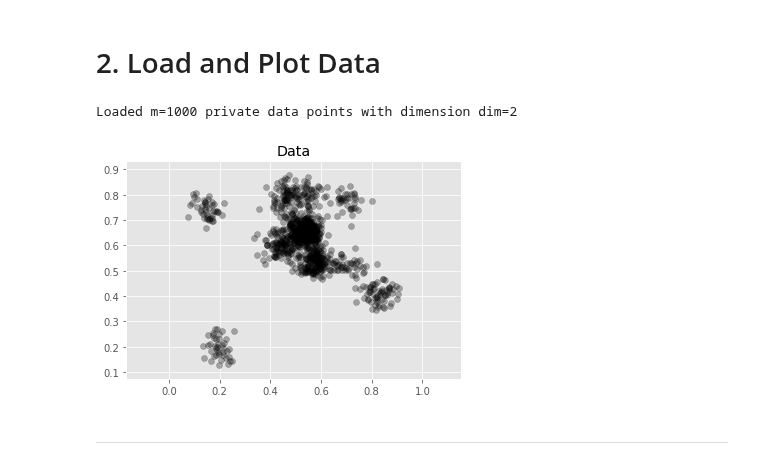
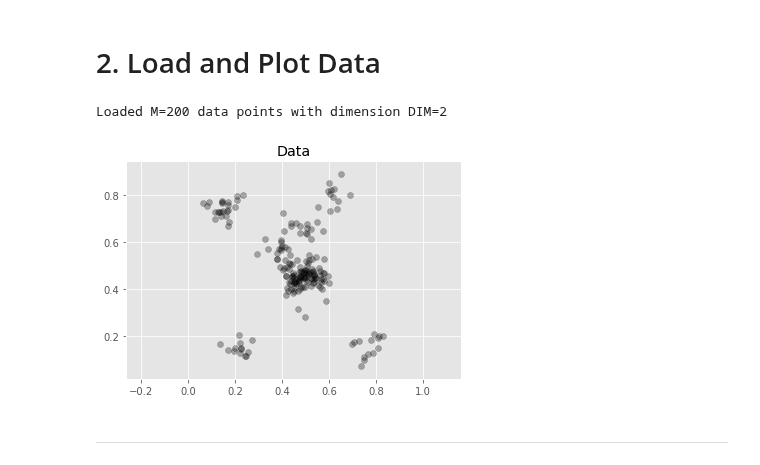
Before and after one commit to diesendruck/pv, a Jupyter notebook: mv_sp_privacy/src/mv_sp_privacy.ipynb, the cells around one changed output. Cells and saved outputs as stored; diff of their text form; code cells hidden in the pictures.

```diff
--- a/mv_sp_privacy/src/mv_sp_privacy.ipynb
+++ b/mv_sp_privacy/src/mv_sp_privacy.ipynb
@@ -287,50 +321,56 @@ ____
 # %%
 # Set global constants.   # main()
 IS_TF = True              # Boolean. Use TensorFlow rather than analytical gradients.
-ENERGY_POWER = 2          # [1., 2.]
-Y_INIT_OPTION = 'grid'    # ['random', 'grid']
+ENERGY_POWER = 2          # [2., 1.]
+Y_INIT_OPTION = 'grid'    # ['grid', 'random']
 DATA_SOURCE = 'balog'     # ['balog', 'gaussian', 'gamma', 'laplace', 'beta']
-MAX_ITER = 301            # Num iterations in each support point optimization.
-SAVE_ITER = 50            # How often to plot results during training.
-LR = 0.01                 # Energy optimization learning rate.
-DIFFUSION_SIZE = 1e-1     # Scale of noise diffusion in ExpMech step.
+MAX_ITER = 301            # Num iterations in each support point optimization. [301]
+SAVE_ITER = 300           # How often to plot results during training. [100]
+LR = 0.01                 # Energy optimization learning rate. [1e-2]
+DIFFUSION_SIZE = 1e-2     # Scale of noise diffusion in ExpMech step.
 EPS = 1                   # Differential privacy level.
+M = 200                  # Number of data points.
 N = 25                    # Number of support points.
+DIM = 2                   # Dimension of data.
 # %% [markdown]
 ___
 # %% [markdown]
 # 2. Load and Plot Data
 # %%
 if DATA_SOURCE == 'balog':
-    os.system('python data.py 1000 2')
-    DATA_PATH = '../data/mixture_of_Gaussians_N1000_D2.npz'
+    os.system('python data.py {} {}'.format(M, DIM))
+
+    # Note that Balog's N is our M.
+    DATA_PATH = '../data/mixture_of_Gaussians_N{}_D{}.npz'. format(M, DIM)
 # %%
 # Load data.
 if DATA_SOURCE == 'balog':
     data = np.load(DATA_PATH)
     x = data['X_private']
-    m, dim = np.shape(x)
-    print('Loaded m={} private data points with dimension dim={}'.format(m, dim))
+    assert (M, DIM) == np.shape(x), 'Balog data dims do not match global params.'
+    print('Loaded M={} data points with dimension DIM={}'.format(M, DIM))
     plt.scatter(x[:,0], x[:,1], c="black", alpha=0.3);
     plt.title('Data');
     plt.axis('equal')
     plt.show()
 elif DATA_SOURCE == 'gaussian':
+    M = 1000
     a, b = -3, 3
-    x = truncnorm.rvs(a, b, size=m)
+    x = truncnorm.rvs(a, b, size=M)
     x = np.sort(x)
     diam_x = b - a
 elif DATA_SOURCE == 'beta':
+    M = 1000
     a, b = 2, 2
-    x = np.random.beta(a, b, size=m)
+    x = np.random.beta(a, b, size=M)
     x = np.sort(x)
     diam_x = 1.
 else:
     print('Set up fn for unknown data_source')
     sys.exit()
 # %% [output]
-Loaded m=1000 private data points with dimension dim=2
+Loaded M=200 data points with dimension DIM=2
-[figure, old version]
+[figure, new version]
 # %% [markdown]
 ___
 # %% [markdown]
```
Also changed, not shown: parts of 15 cells of this notebook.
